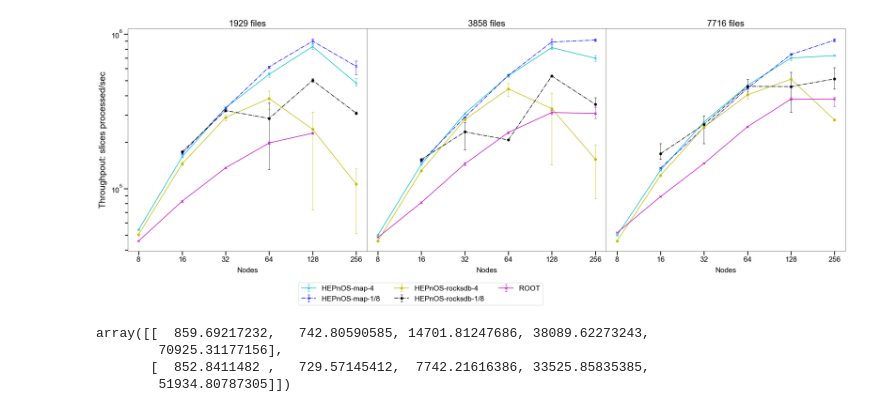
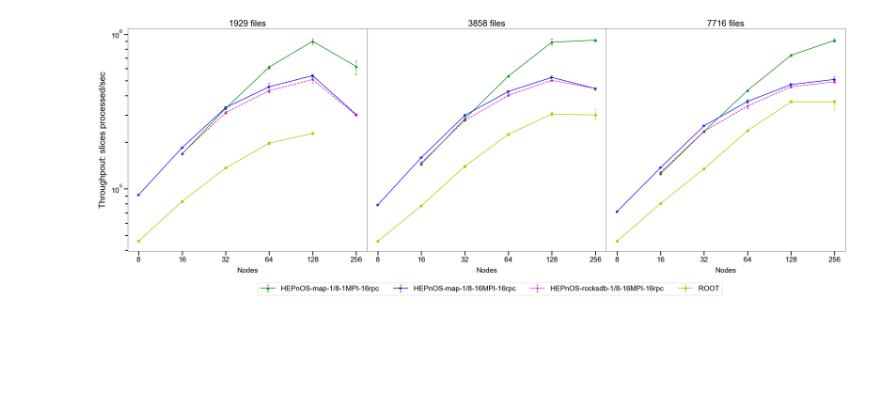
Before and after one commit to HEPonHPC/hepnos_eventselection, a Jupyter notebook: scaling/256_nodes/compare_slice_throughput.ipynb, the cells around one changed output. Cells and saved outputs as stored; diff of their text form; code cells hidden in the pictures; blank space fills up the shorter version.

Commit message:
Update results plot

```diff
--- a/scaling/256_nodes/compare_slice_throughput.ipynb
+++ b/scaling/256_nodes/compare_slice_throughput.ipynb
@@ -18,3 +18,11 @@ hepnos_s4v2_7716_slices_per_sec_mean = np.load('hepnos/servers_four/s4v2/slices_
 hepnos_s4v2_1929_slices_per_sec_errs = np.load('hepnos/servers_four/s4v2/slices_per_sec_errs_1929.npy')
 hepnos_s4v2_3858_slices_per_sec_errs = np.load('hepnos/servers_four/s4v2/slices_per_sec_errs_3858.npy')
 hepnos_s4v2_7716_slices_per_sec_errs = np.load('hepnos/servers_four/s4v2/slices_per_sec_errs_7716.npy')
+# %%
+hepnos_s1by8_1rank_rpc16_1929_slices_per_sec_mean = np.load('hepnos/servers_one_eigth/one_mpi_rank/rpc16/slices_per_sec_mean_1929.npy')
+hepnos_s1by8_1rank_rpc16_3858_slices_per_sec_mean = np.load('hepnos/servers_one_eigth/one_mpi_rank/rpc16/slices_per_sec_mean_3858.npy')
+hepnos_s1by8_1rank_rpc16_7716_slices_per_sec_mean = np.load('hepnos/servers_one_eigth/one_mpi_rank/rpc16/slices_per_sec_mean_7716.npy')
+
+hepnos_s1by8_1rank_rpc16_1929_slices_per_sec_errs = np.load('hepnos/servers_one_eigth/one_mpi_rank/rpc16/slices_per_sec_errs_1929.npy')
+hepnos_s1by8_1rank_rpc16_3858_slices_per_sec_errs = np.load('hepnos/servers_one_eigth/one_mpi_rank/rpc16/slices_per_sec_errs_3858.npy')
+hepnos_s1by8_1rank_rpc16_7716_slices_per_sec_errs = np.load('hepnos/servers_one_eigth/one_mpi_rank/rpc16/slices_per_sec_errs_7716.npy')
@@ -44,0 +62,9 @@ ssd_hepnos_s1_by_8_7716_slices_per_sec_errs = np.load('ssd_hepnos/servers_one_ei
+# %%
+#ssd-hepnos-servers:1/8-multiple_servers/1node-...
+ssd_h_s1_by_8_ms1n_1929_slices_per_sec_mean = np.load('ssd_hepnos/servers_one_eigth/multi_servers_per_node/slices_per_sec_mean_1929.npy')
+ssd_h_s1_by_8_ms1n_3858_slices_per_sec_mean = np.load('ssd_hepnos/servers_one_eigth/multi_servers_per_node/slices_per_sec_mean_3858.npy')
+ssd_h_s1_by_8_ms1n_7716_slices_per_sec_mean = np.load('ssd_hepnos/servers_one_eigth/multi_servers_per_node/slices_per_sec_mean_7716.npy')
+
+ssd_h_s1_by_8_ms1n_1929_slices_per_sec_errs = np.load('ssd_hepnos/servers_one_eigth/multi_servers_per_node/slices_per_sec_errs_1929.npy')
+ssd_h_s1_by_8_ms1n_3858_slices_per_sec_errs = np.load('ssd_hepnos/servers_one_eigth/multi_servers_per_node/slices_per_sec_errs_3858.npy')
+ssd_h_s1_by_8_ms1n_7716_slices_per_sec_errs = np.load('ssd_hepnos/servers_one_eigth/multi_servers_per_node/slices_per_sec_errs_7716.npy')
@@ -56,55 +203,45 @@ f.subplots_adjust(wspace=0)
 
 _elinewidth = 0.75
 _capsize = 3
 
 ax[0].set_title('1929 files')
-ax[0].errorbar(np.arange(6), hepnos_s4v2_1929_slices_per_sec_mean, yerr=hepnos_s4v2_1929_slices_per_sec_errs, fmt='c-x', ecolor='c', elinewidth=_elinewidth, capsize=_capsize, label='HEPnOS-map')
-ax[0].errorbar(np.arange(6)[1:], hepnos_s1_by_8_1929_slices_per_sec_mean[1:], yerr=hepnos_s1_by_8_1929_slices_per_sec_errs[:,1:], fmt='b-.x', ecolor='b', elinewidth=_elinewidth, capsize=_capsize, label='HEPnOS-map')
-ax[0].errorbar(np.arange(6), ssd_hepnos_s4_1929_slices_per_sec_mean, yerr=ssd_hepnos_s4_1929_slices_per_sec_errs, fmt='y-o', ecolor='y', elinewidth=_elinewidth, capsize=_capsize, label='HEPnOS-rocksdb')
-ax[0].errorbar(np.arange(6)[1:], ssd_hepnos_s1_by_8_1929_slices_per_sec_mean[1:], yerr=ssd_hepnos_s1_by_8_1929_slices_per_sec_errs[:,1:], fmt='k-.o', ecolor='k', elinewidth=_elinewidth, capsize=_capsize, label='HEPnOS-rocksdb')
-ax[0].errorbar(np.arange(5), root_1929_slices_per_sec_mean[:-1], yerr=root_1929_slices_per_sec_errs[:, :-1], fmt='m-x', ecolor='m', elinewidth=_elinewidth, capsize=_capsize, label='ROOT')
+ax[0].errorbar(np.arange(5), root_1929_slices_per_sec_mean[:-1], yerr=root_1929_slices_per_sec_errs[:, :-1], fmt='y-o', ecolor='y', elinewidth=_elinewidth, capsize=_capsize, label='ROOT')
+ax[0].errorbar(np.arange(6), hepnos_s1by8_1rank_rpc16_1929_slices_per_sec_mean, yerr=hepnos_s1by8_1rank_rpc16_1929_slices_per_sec_errs, fmt='g-^', ecolor='g', elinewidth=_elinewidth, capsize=_capsize, label='HEPnOS-map-1/8-1MPI-16rpc')
+ax[0].errorbar(np.arange(6), hepnos_s1by8_16ranks_1929_slices_per_sec_mean, yerr=hepnos_s1by8_16ranks_1929_slices_per_sec_errs, fmt='b->', ecolor='g', elinewidth=_elinewidth, capsize=_capsize, label='HEPnOS-map-1/8')
+ax[0].errorbar(np.arange(6)[1:], ssd_h_s1_by_8_ms1n_1929_slices_per_sec_mean[1:], yerr=ssd_h_s1_by_8_ms1n_1929_slices_per_sec_errs[:,1:], fmt='m--*', ecolor='m', elinewidth=_elinewidth, capsize=_capsize, label='HEPnOS-rocksdb-1/8-ms1n')
 
 ax[1].set_title('3858 files')
-ax[1].errorbar(np.arange(6), hepnos_s4v2_3858_slices_per_sec_mean, yerr=hepnos_s4v2_3858_slices_per_sec_errs, fmt='c-x', ecolor='c', elinewidth=_elinewidth, capsize=_capsize, label='HEPnOS-map-4')
-ax[1].errorbar(np.arange(6)[1:], hepnos_s1_by_8_3858_slices_per_sec_mean[1:], yerr=hepnos_s1_by_8_3858_slices_per_sec_errs[:,1:], fmt='b-.x', ecolor='b', elinewidth=_elinewidth, capsize=_capsize, label='HEPnOS-map-1/8')
-ax[1].errorbar(np.arange(6), ssd_hepnos_s4_3858_slices_per_sec_mean, yerr=ssd_hepnos_s4_3858_slices_per_sec_errs, fmt='y-o', ecolor='y', elinewidth=_elinewidth, capsize=_capsize, label='HEPnOS-rocksdb-4')
-ax[1].errorbar(np.arange(6)[1:], ssd_hepnos_s1_by_8_3858_slices_per_sec_mean[1:], yerr=ssd_hepnos_s1_by_8_3858_slices_per_sec_errs[:,1:], fmt='k-.o', ecolor='k', elinewidth=_elinewidth, capsize=_capsize, label='HEPnOS-rocksdb-1/8')
-ax[1].errorbar(np.arange(6), root_3858_slices_per_sec_mean, yerr=root_3858_slices_per_sec_errs, fmt='m-x', ecolor='m', elinewidth=_elinewidth, capsize=_capsize, label='ROOT')
+ax[1].errorbar(np.arange(6), hepnos_s1by8_1rank_rpc16_3858_slices_per_sec_mean, yerr=hepnos_s1by8_1rank_rpc16_3858_slices_per_sec_errs, fmt='g-^', ecolor='g', elinewidth=_elinewidth, capsize=_capsize, label='HEPnOS-map-1/8-1MPI-16rpc')
+ax[1].errorbar(np.arange(6), hepnos_s1by8_16ranks_3858_slices_per_sec_mean, yerr=hepnos_s1by8_16ranks_3858_slices_per_sec_errs, fmt='b->', ecolor='g', elinewidth=_elinewidth, capsize=_capsize, label='HEPnOS-map-1/8-16MPI-16rpc')
+ax[1].errorbar(np.arange(6)[1:], ssd_h_s1_by_8_ms1n_3858_slices_per_sec_mean[1:], yerr=ssd_h_s1_by_8_ms1n_3858_slices_per_sec_errs[:,1:], fmt='m--*', ecolor='m', elinewidth=_elinewidth, capsize=_capsize, label='HEPnOS-rocksdb-1/8-16MPI-16rpc')
+ax[1].errorbar(np.arange(6), root_3858_slices_per_sec_mean, yerr=root_3858_slices_per_sec_errs, fmt='y-o', ecolor='y', elinewidth=_elinewidth, capsize=_capsize, label='ROOT')
 
 ax[2].set_title('7716 files')
-ax[2].errorbar(np.arange(6), hepnos_s4v2_7716_slices_per_sec_mean, yerr=hepnos_s4v2_7716_slices_per_sec_errs, fmt='c-x', ecolor='c', elinewidth=_elinewidth, capsize=_capsize, label='HEPnOS-map')
-ax[2].errorbar(np.arange(6)[1:], hepnos_s1_by_8_7716_slices_per_sec_mean[1:], yerr=hepnos_s1_by_8_7716_slices_per_sec_errs[:,1:], fmt='b-.x', ecolor='b', elinewidth=_elinewidth, capsize=_capsize, label='HEPnOS-map')
-ax[2].errorbar(np.arange(6), ssd_hepnos_s4_7716_slices_per_sec_mean, yerr=ssd_hepnos_s4_7716_slices_per_sec_errs, fmt='y-o', ecolor='y', elinewidth=_elinewidth, capsize=_capsize, label='HEPnOS-rocksdb')
-ax[2].errorbar(np.arange(6)[1:], ssd_hepnos_s1_by_8_7716_slices_per_sec_mean[1:], yerr=ssd_hepnos_s1_by_8_7716_slices_per_sec_errs[:,1:], fmt='k-.o', ecolor='k', elinewidth=_elinewidth, capsize=_capsize, label='HEPnOS-rocksdb-1/8')
-ax[2].errorbar(np.arange(6), root_7716_slices_per_sec_mean, yerr=root_7716_slices_per_sec_errs, fmt='m-x', ecolor='m', elinewidth=_elinewidth, capsize=_capsize, label='ROOT')
+ax[2].errorbar(np.arange(6), root_7716_slices_per_sec_mean, yerr=root_7716_slices_per_sec_errs, fmt='y-o', ecolor='y', elinewidth=_elinewidth, capsize=_capsize, label='ROOT')
+ax[2].errorbar(np.arange(6), hepnos_s1by8_1rank_rpc16_7716_slices_per_sec_mean, yerr=hepnos_s1by8_1rank_rpc16_7716_slices_per_sec_errs, fmt='g-^', ecolor='g', elinewidth=_elinewidth, capsize=_capsize, label='HEPnOS-map-1/8-1MPI-16rpc')
+ax[2].errorbar(np.arange(6), hepnos_s1by8_16ranks_7716_slices_per_sec_mean, yerr=hepnos_s1by8_16ranks_7716_slices_per_sec_errs, fmt='b->', ecolor='g', elinewidth=_elinewidth, capsize=_capsize, label='HEPnOS-map-1/8')
+ax[2].errorbar(np.arange(6)[1:], ssd_h_s1_by_8_ms1n_7716_slices_per_sec_mean[1:], yerr=ssd_h_s1_by_8_ms1n_7716_slices_per_sec_errs[:,1:], fmt='m--*', ecolor='m', elinewidth=_elinewidth, capsize=_capsize, label='HEPnOS-rocksdb-1/8-ms1n')
 
 # Common legend for all plots!
-lgd = ax[1].legend(bbox_to_anchor=(0.75, -0.125), ncol=3)
+lgd = ax[1].legend(bbox_to_anchor=(1.5, -0.125), ncol=4)
 
 for _ax in ax:
     _ax.set_xticks(np.arange(6))
     _ax.set_xticklabels(nodes)
     _ax.set_xlabel('Nodes', labelpad=10)
     _ax.set_yscale('log', base=10)
     #_ax.set_ylim(10**4,10**7)
     _ax.xaxis.set_tick_params(which='major', size=10, width=2)
     _ax.xaxis.set_tick_params(which='minor', size=7, width=2)
     _ax.yaxis.set_tick_params(which='major', size=10, width=2)
     _ax.yaxis.set_tick_params(which='minor', size=7, width=2)
     if _ax==ax[0]:
         _ax.set_ylabel('Throughpout: slices processed/sec', labelpad=10, size=22)
     else:
         _ax.yaxis.set_ticklabels([])
         _ax.yaxis.set_ticks([])
         _ax.yaxis.set_ticks([], minor=True)
 
-plt.savefig("compare_slice_throughput.png", dpi=250, bbox_inches="tight")
+plt.savefig("compare_slice_throughput.png.png", dpi=250, bbox_inches="tight")
 # %% [output]
-[figure, old version]
+[figure, new version]
-# %%
-hepnos_s1_by_8_1929_slices_per_sec_errs[:,1:]
-# %% [output]
-array([[  859.69217232,   742.80590585, 14701.81247686, 38089.62273243,
-        70925.31177156],
-       [  852.8411482 ,   729.57145412,  7742.21616386, 33525.85835385,
-        51934.80787305]])
```
Also changed, not shown: parts of 5 cells of this notebook, 39 other files.
